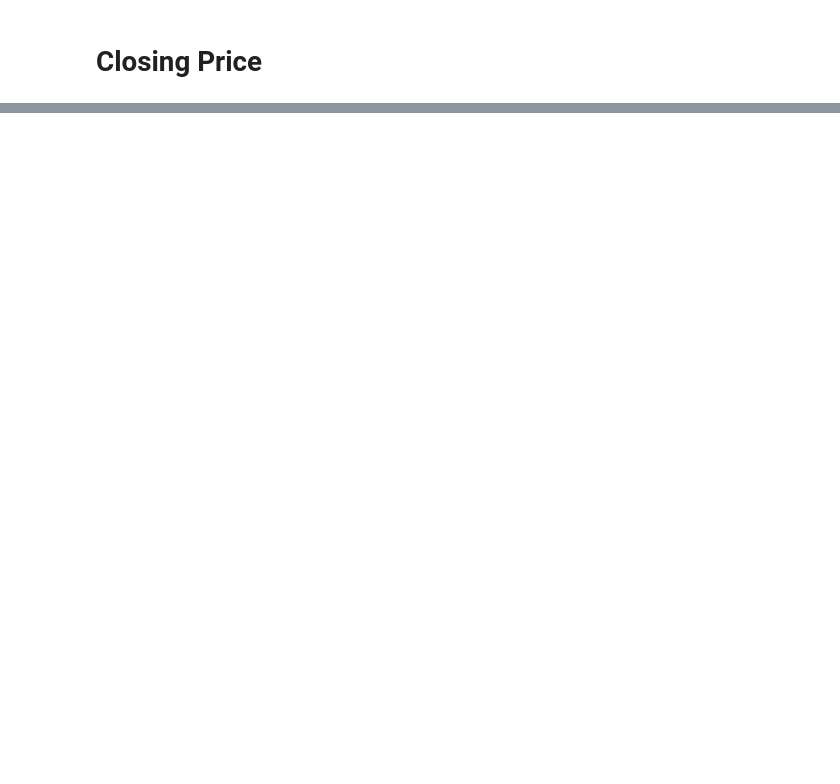
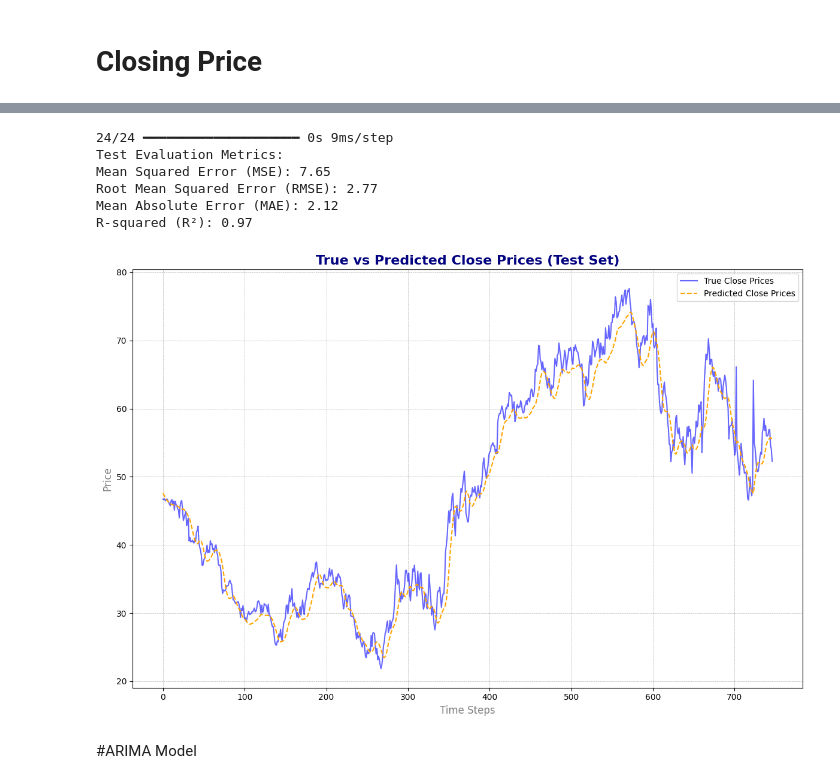
Before and after one commit to Dhavalkumar510/Final_Year_Project_UH, a Jupyter notebook: Final_Year_Project_UH.ipynb, the cells around one changed output, grey strips where cells are left out. Drawn from its saved outputs; the diff is of its cells as text; code cells hidden in the pictures; blank space fills up the shorter version.

```diff
--- a/Final_Year_Project_UH.ipynb
+++ b/Final_Year_Project_UH.ipynb
@@ -120,0 +323,45 @@ plt.show()
+# %%
+from sklearn.metrics import mean_squared_error, mean_absolute_error, r2_score
+import math
+
+# Make predictions on the test set
+y_pred = model.predict(X_test)
+
+# Inverse transform the scaled predictions and true values
+y_pred_original = scaler.inverse_transform(y_pred)
+y_test_original = scaler.inverse_transform(y_test)
+
+# Calculate evaluation metrics
+mse = mean_squared_error(y_test_original, y_pred_original)
+rmse = math.sqrt(mse)
+mae = mean_absolute_error(y_test_original, y_pred_original)
+r2 = r2_score(y_test_original, y_pred_original)
+
+# Print the evaluation metrics
+print("Test Evaluation Metrics:")
+print(f"Mean Squared Error (MSE): {mse:.2f}")
+print(f"Root Mean Squared Error (RMSE): {rmse:.2f}")
+print(f"Mean Absolute Error (MAE): {mae:.2f}")
+print(f"R-squared (R²): {r2:.2f}")
+
+# Plot true vs predicted prices for the test set
+plt.figure(figsize=(12, 8))
+plt.plot(y_test_original, label='True Close Prices', color='blue', alpha=0.6)
+plt.plot(y_pred_original, label='Predicted Close Prices', color='orange', linestyle='--')
+plt.title('True vs Predicted Close Prices (Test Set)', fontsize=16, color='navy', weight='bold')
+plt.xlabel('Time Steps', fontsize=12, color='gray')
+plt.ylabel('Price', fontsize=12, color='gray')
+plt.legend()
+plt.grid(visible=True, linestyle='--', linewidth=0.5)
+plt.tight_layout()
+plt.show()
+# %% [output]
+24/24 ━━━━━━━━━━━━━━━━━━━━ 0s 9ms/step
+Test Evaluation Metrics:
+Mean Squared Error (MSE): 7.65
+Root Mean Squared Error (RMSE): 2.77
+Mean Absolute Error (MAE): 2.12
+R-squared (R²): 0.97
+[figure, added]
+# %% [markdown]
+#ARIMA Model
```
Also changed, not shown: parts of 22 cells of this notebook.
